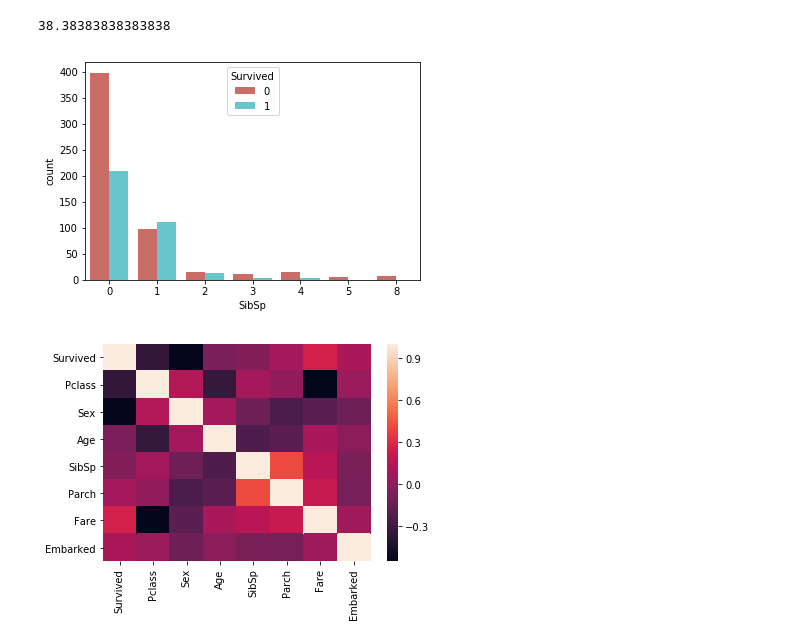
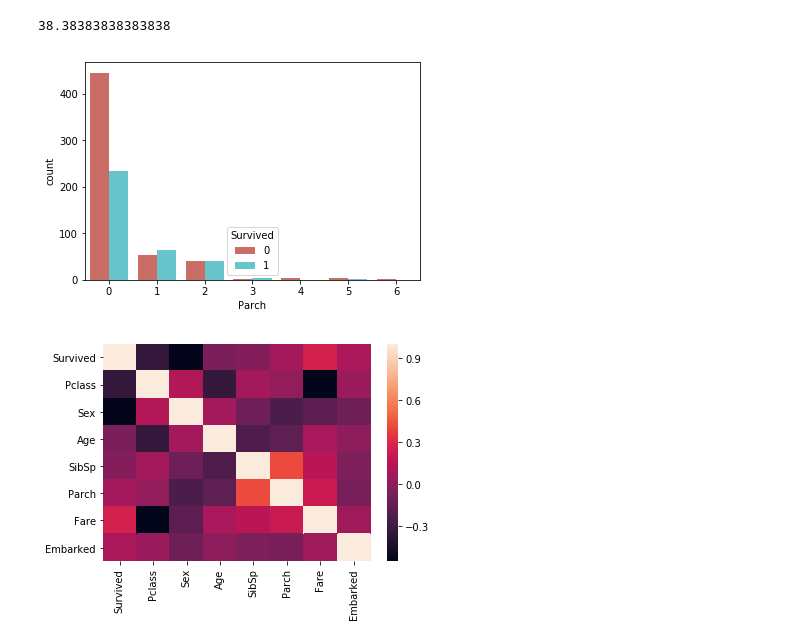
Before and after one commit to NehaTirumalasetti/PyPro, a Jupyter notebook: LogisticRegression.ipynb, the cells around one changed output. Saved outputs shown, nothing was run; the diff lists cells and outputs as text; code cells hidden in the pictures.

```diff
--- a/LogisticRegression.ipynb
+++ b/LogisticRegression.ipynb
@@ -48,6 +57,8 @@ data['Age']=data['Age'].fillna(29)
 print(Counter(data['Embarked']))
 data['Embarked']=data['Embarked'].fillna(0)
 print(Counter(data['Embarked']))
+fmed=data['Fare'].median()
+data['Fare'].replace(0, fmed, inplace= True)
 # %% [output]
 Counter({0: 644, 1: 168, 2: 77, nan: 2})
 Counter({0: 646, 1: 168, 2: 77})
@@ -73,11 +88,11 @@ survival_rate
 # %%
 from sklearn.linear_model import LogisticRegression
 log=LogisticRegression()
 #log.fit(x_train,y_train)
-sns.countplot(x='SibSp',hue='Survived',data=data,palette='hls')
+sns.countplot(x='Parch',hue='Survived',data=data,palette='hls')
 plt.show()
 # %% [output]
-[figure, old version]
+[figure, new version]
 # %%
 sns.heatmap(data.corr())
 plt.show()
```
Also changed, not shown: parts of 6 cells of this notebook.
